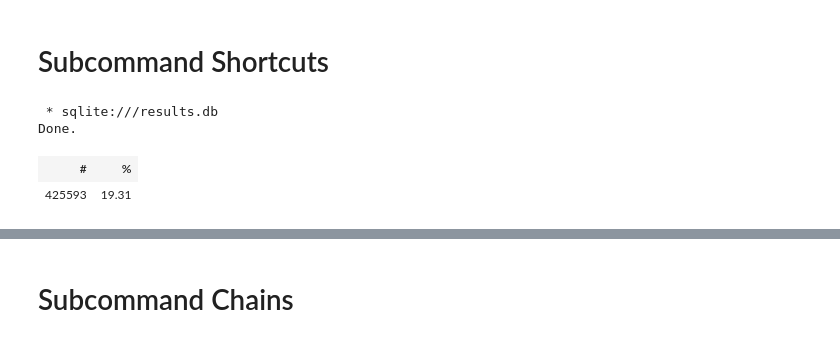
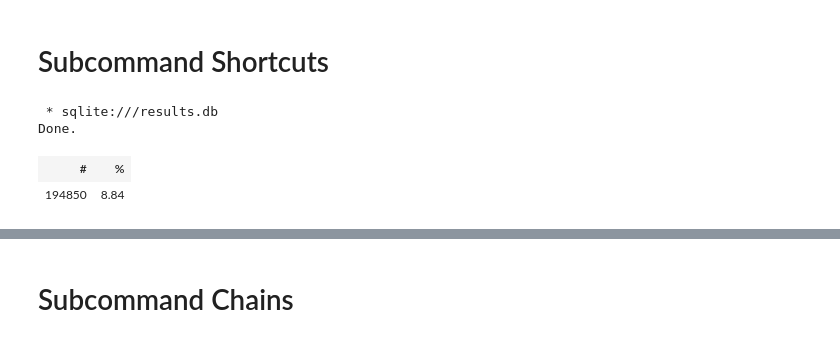
Before and after one commit to ipa-lab/shell-alias-analysis, a Jupyter notebook: notebooks/subcommands.ipynb, the cells around one changed output, grey strips where cells are left out. Saved outputs shown, nothing was run; the diff lists cells and outputs as text; code cells hidden in the pictures.

```diff
--- a/notebooks/subcommands.ipynb
+++ b/notebooks/subcommands.ipynb
@@ -31,18 +38,17 @@ insert into commands_with_subcommands (name) values
 # %%
 %%sql
 with total as (select count(*) as total from alias)
 select
     count(*) as '#',
     round(count(*)*100.0/total,2) as '%'
 from alias
 join command using (alias_id)
 join total
 where alias.num_commands = 1
-and command.num_arguments > 0
+and command.num_arguments = 1
 and command.name in commands_with_subcommands
-and length(alias.name) < length(alias.value);
 # %% [output]
  * sqlite:///results.db
 Done.
 | # | % |
-| 425593 | 19.31 |
+| 194850 | 8.84 |
```
Also changed, not shown: parts of 3 cells of this notebook, 2 other files.
